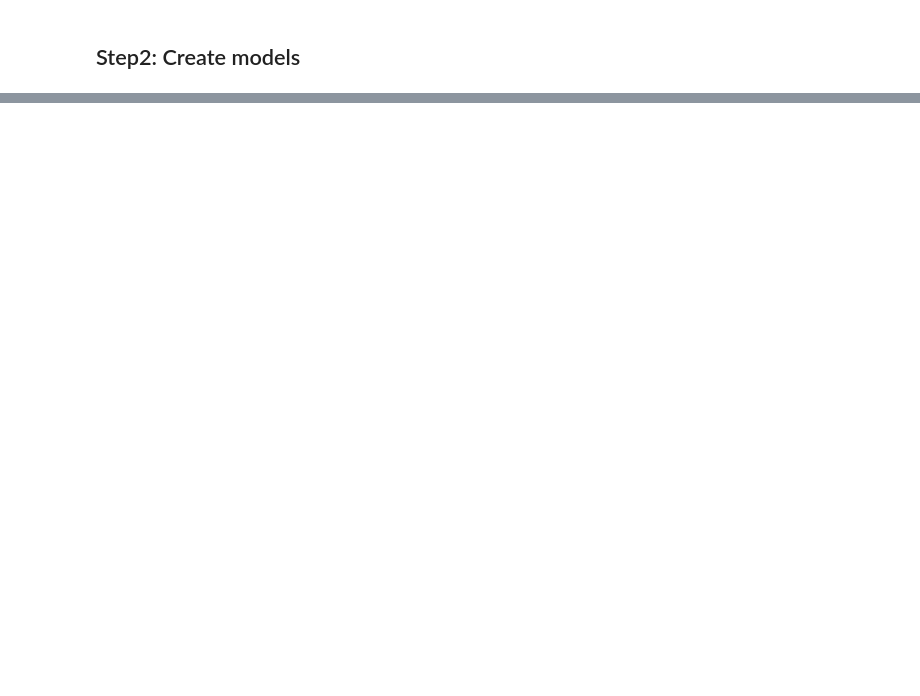
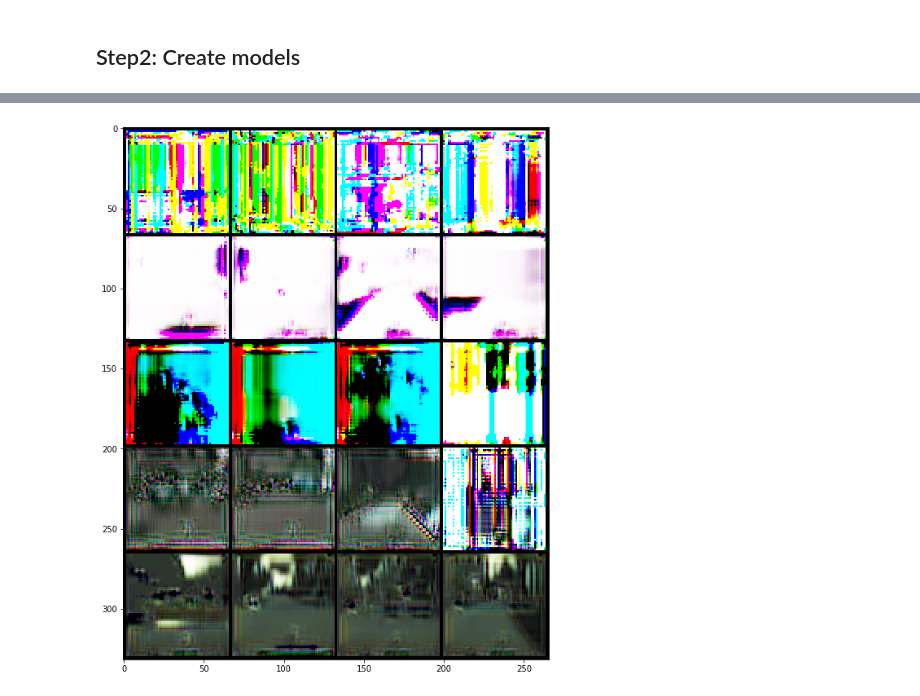
Before and after one commit to KushajveerSingh/SPADE-PyTorch, a Jupyter notebook: src/notebooks/train_model.ipynb, the cells around one changed output, grey strips where cells are left out. Cells and saved outputs as stored; diff of their text form; code cells hidden in the pictures; blank space fills up the shorter version.

```diff
--- a/src/notebooks/train_model.ipynb
+++ b/src/notebooks/train_model.ipynb
@@ -164,0 +314,20 @@ optim_dis = torch.optim.Adam(dis.parameters(), lr=lr_dis, betas=(0, 0.999))
+# %%
+temp = np.zeros((20, 3, 64, 64))
+j = 0
+for i in range(5):
+    a = img_lists[i]
+    temp[j:j+4] = a
+    j += 4
+# %%
+temp = torch.from_numpy(temp)
+def imshow(img):
+    img = img.numpy().transpose((1, 2, 0))
+    img = np.clip(img, 0, 1)
+    plt.imshow(img)
+    plt.pause(0.001)
+    plt.savefig('results')
+
+grid_img = torchvision.utils.make_grid(temp, nrow=4)
+imshow(grid_img)
+# %% [output]
+[figure, added]
```
Also changed, not shown: parts of 13 cells of this notebook, 13 other files.
